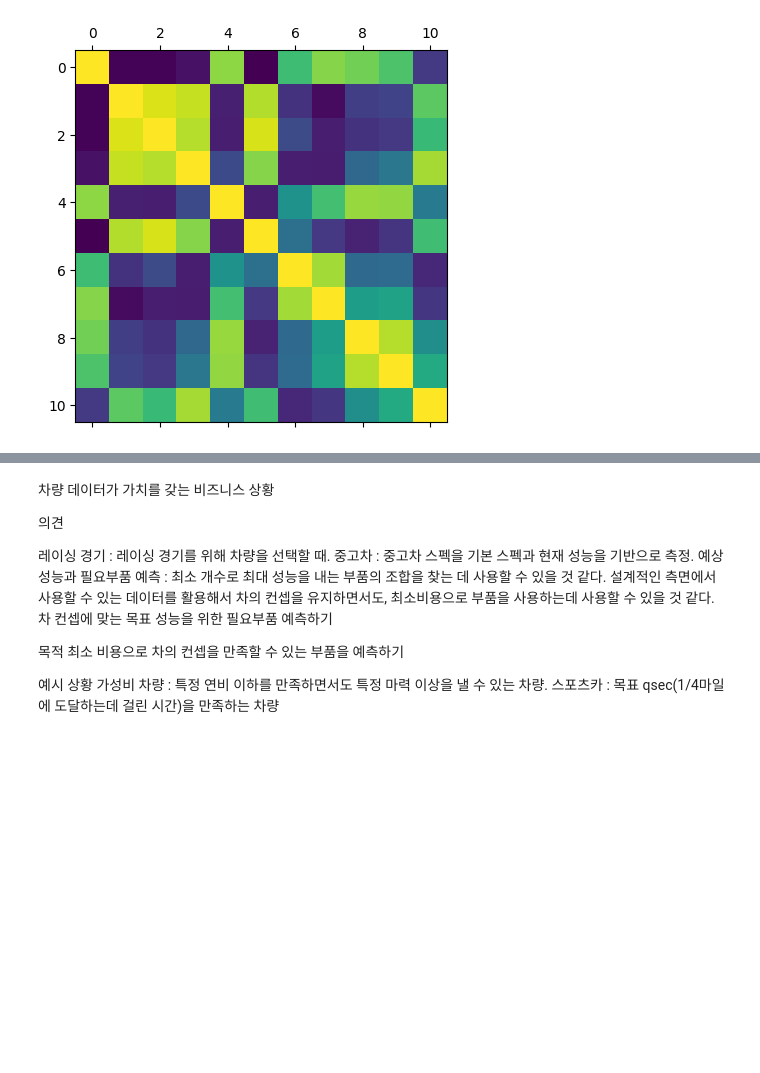
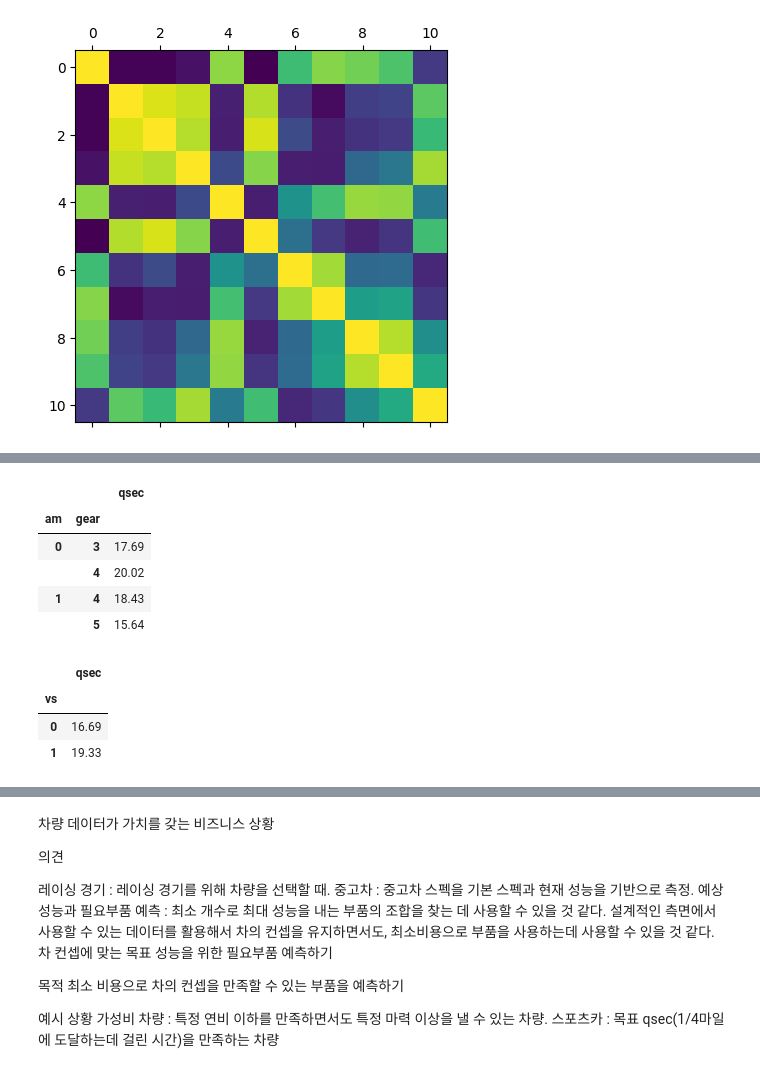
Before and after one commit to SsunyR/softeer_de_wiki, a Jupyter notebook: mission/W1/w1m1.ipynb, the cells around one changed output, grey strips where cells are left out. Saved outputs shown, nothing was run; the diff lists cells and outputs as text; code cells hidden in the pictures; blank space fills up the shorter version.

```diff
--- a/mission/W1/w1m1.ipynb
+++ b/mission/W1/w1m1.ipynb
@@ -193,0 +265,16 @@ plt.matshow(corr)
+# %%
+df.groupby(['am', 'gear'])[['qsec']].mean().round(2)
+# %% [output]
+|  |  | qsec |
+| am | gear |  |
+| 0 | 3 | 17.69 |
+|  | 4 | 20.02 |
+| 1 | 4 | 18.43 |
+|  | 5 | 15.64 |
+# %%
+df.groupby('vs')[['qsec']].mean().round(2)
+# %% [output]
+|  | qsec |
+| vs |  |
+| 0 | 16.69 |
+| 1 | 19.33 |
```
Also changed, not shown: parts of 6 cells of this notebook, 2 other files.
